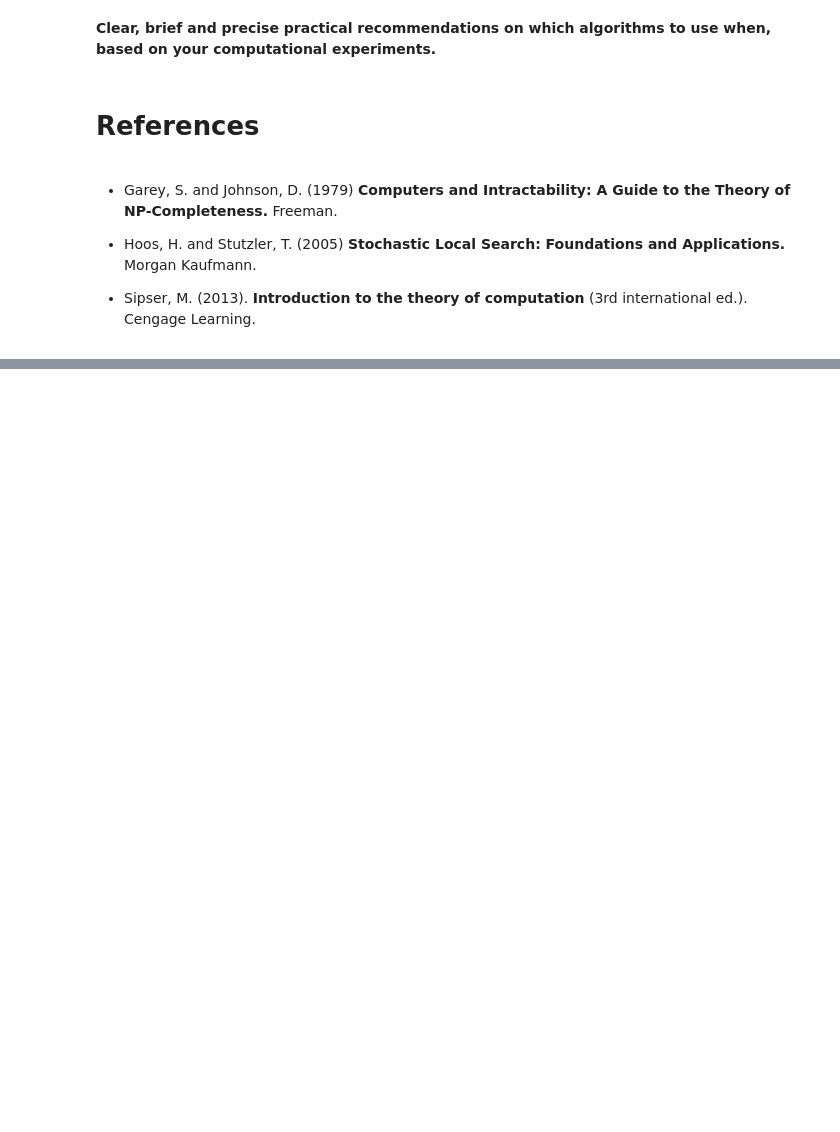
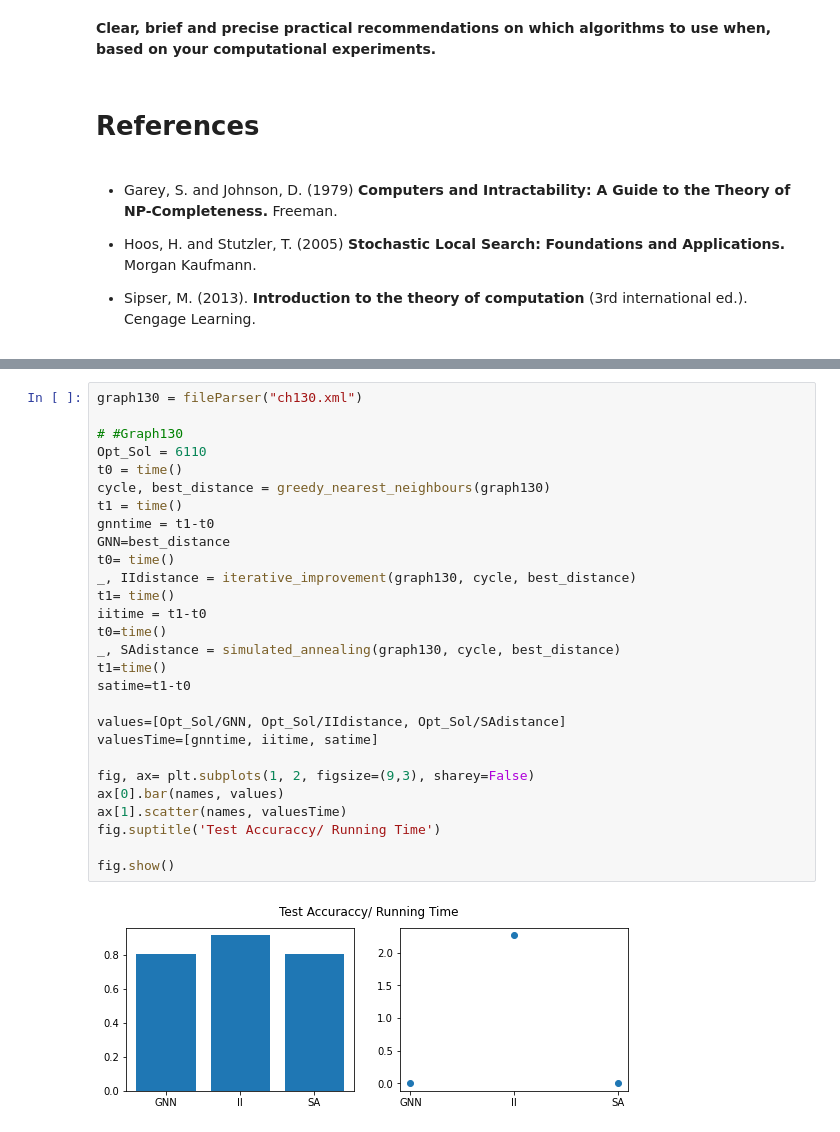
Before and after one commit to driimus/380ct, a Jupyter notebook: Investigating+TSP.ipynb, the cells around one changed output, grey strips where cells are left out. Cells and saved outputs as stored; diff of their text form; blank space fills up the shorter version.

```diff
--- a/Investigating+TSP.ipynb
+++ b/Investigating+TSP.ipynb
@@ -739,0 +727,30 @@ SA ([0, 1, 2, 3, 4, 5, 6, 7, 8, 9, 10, 11, 12, 13, 14, 15, 16, 17, 18, 19, 20, 2
+# %%
+graph130 = fileParser("ch130.xml")
+
+# #Graph130
+Opt_Sol = 6110
+t0 = time()
+cycle, best_distance = greedy_nearest_neighbours(graph130)
+t1 = time()
+gnntime = t1-t0
+GNN=best_distance
+t0= time()
+_, IIdistance = iterative_improvement(graph130, cycle, best_distance)
+t1= time()
+iitime = t1-t0
+t0=time()
+_, SAdistance = simulated_annealing(graph130, cycle, best_distance)
+t1=time()
+satime=t1-t0
+
+values=[Opt_Sol/GNN, Opt_Sol/IIdistance, Opt_Sol/SAdistance]
+valuesTime=[gnntime, iitime, satime]
+
+fig, ax= plt.subplots(1, 2, figsize=(9,3), sharey=False)
+ax[0].bar(names, values)
+ax[1].scatter(names, valuesTime)
+fig.suptitle('Test Accuraccy/ Running Time')
+
+fig.show()
+# %% [output]
+[figure, added]
```
Also changed, not shown: parts of 23 cells of this notebook.
